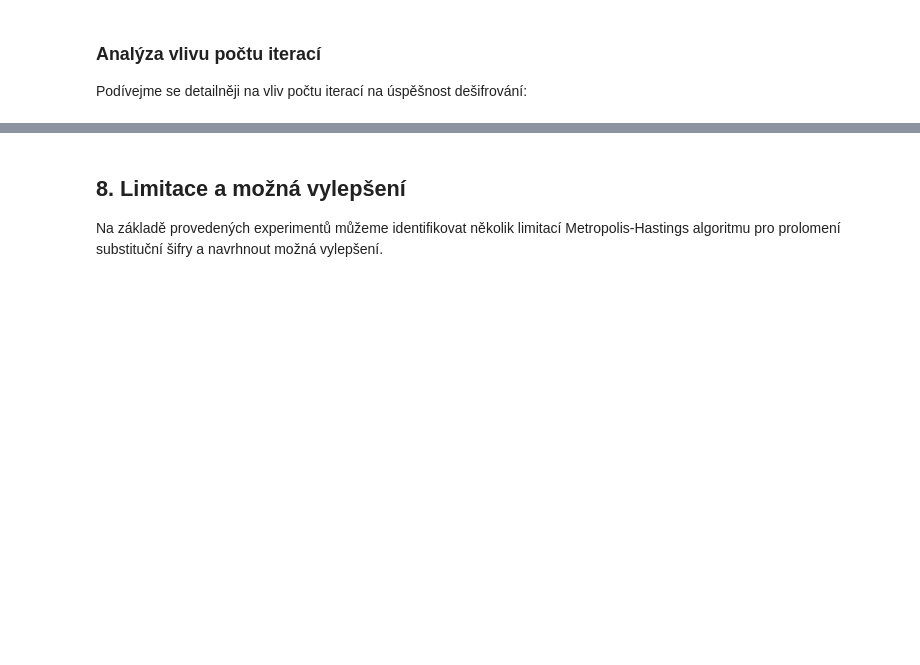
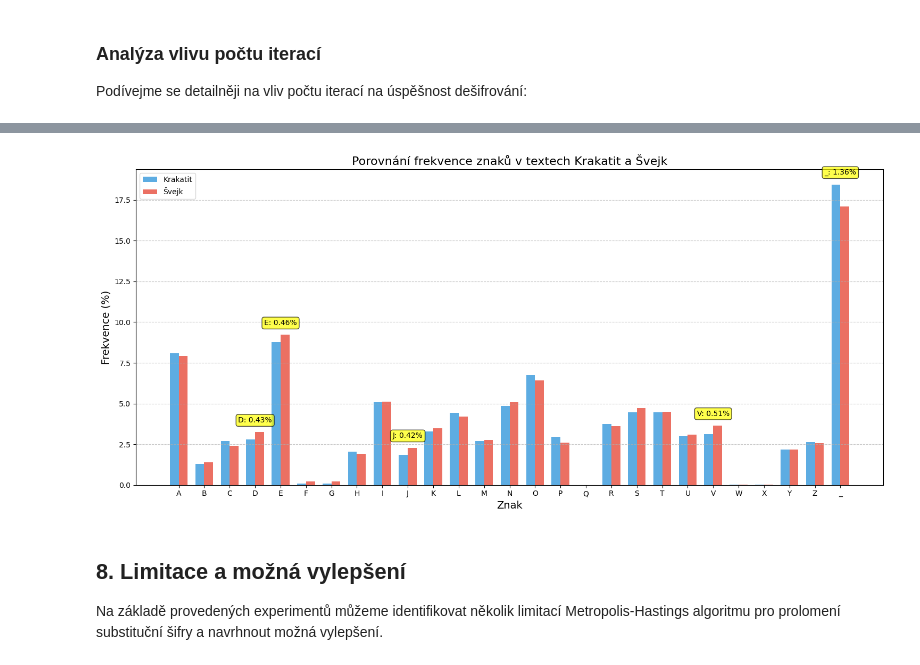
Before and after one commit to ViTo787878/cipher, a Jupyter notebook: notebooks/subcipher_deep_analysis.ipynb, the cells around one changed output, grey strips where cells are left out. Cells and saved outputs as stored; diff of their text form; code cells hidden in the pictures; blank space fills up the shorter version.

```diff
--- a/notebooks/subcipher_deep_analysis.ipynb
+++ b/notebooks/subcipher_deep_analysis.ipynb
@@ -807,3 +863,52 @@ plt.show()
+# %%
+# Porovnání frekvence znaků v obou textech
+def get_char_freq(text, alphabet):
+    """Vypočítá frekvenci znaků v textu."""
+    freq = {char: 0 for char in alphabet}
+    total = 0
+    for char in text:
+        if char in freq:
+            freq[char] += 1
+            total += 1
+    return {char: count/total for char, count in freq.items()}
+
+krakatit_freq = get_char_freq(krakatit_norm, ALPHABET)
+svejk_freq = get_char_freq(svejk_norm, ALPHABET)
+
+# Seřazení podle abecedy
+chars = list(ALPHABET)
+krakatit_values = [krakatit_freq[char] * 100 for char in chars]  # Převod na procenta
+svejk_values = [svejk_freq[char] * 100 for char in chars]
+
+# Vytvoření přehledného grafu
+plt.figure(figsize=(15, 7))
+x = np.arange(len(chars))
+width = 0.35
+
+plt.bar(x - width/2, krakatit_values, width, label='Krakatit', color='#3498db', alpha=0.8)
+plt.bar(x + width/2, svejk_values, width, label='Švejk', color='#e74c3c', alpha=0.8)
+
+plt.xlabel('Znak', fontsize=14)
+plt.ylabel('Frekvence (%)', fontsize=14)
+plt.title('Porovnání frekvence znaků v textech Krakatit a Švejk', fontsize=16)
+plt.xticks(x, chars)
+plt.legend()
+
+# Zvýraznění největších rozdílů
+diff_values = [abs(k - s) for k, s in zip(krakatit_values, svejk_values)]
+top_diff_indices = sorted(range(len(diff_values)), key=lambda i: diff_values[i], reverse=True)[:5]
+
+for idx in top_diff_indices:
+    plt.annotate(f"{chars[idx]}: {abs(krakatit_values[idx] - svejk_values[idx]):.2f}%",
+                xy=(idx, max(krakatit_values[idx], svejk_values[idx]) + 0.5),
+                ha='center', va='bottom',
+                bbox=dict(boxstyle="round,pad=0.3", fc="yellow", ec="black", alpha=0.7))
+
+plt.grid(axis='y', linestyle='--', alpha=0.7)
+plt.tight_layout()
+plt.show()
+# %% [output]
+[figure, added]
 # %% [markdown]
 ## 8. Limitace a možná vylepšení
 
```
Also changed, not shown: parts of 13 cells of this notebook, 1 other file.
